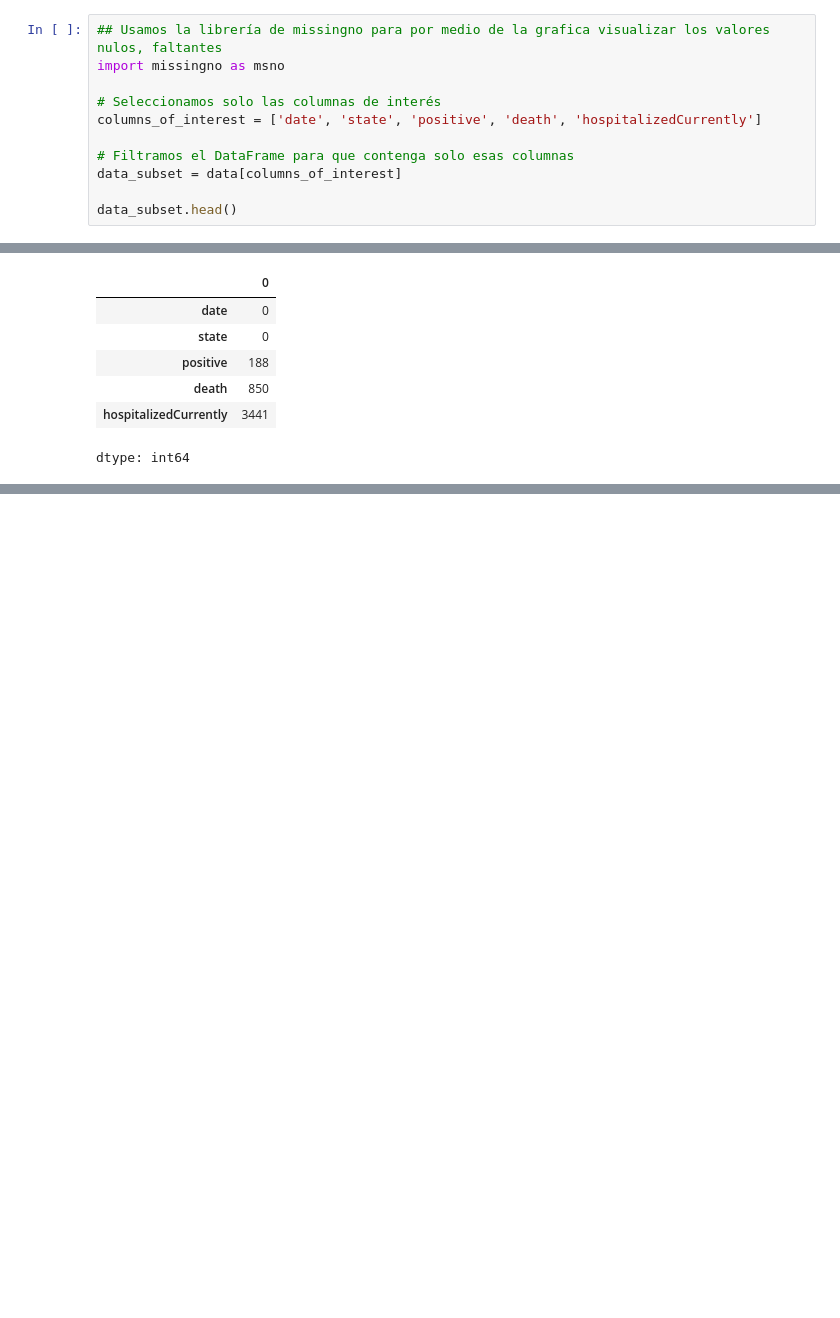
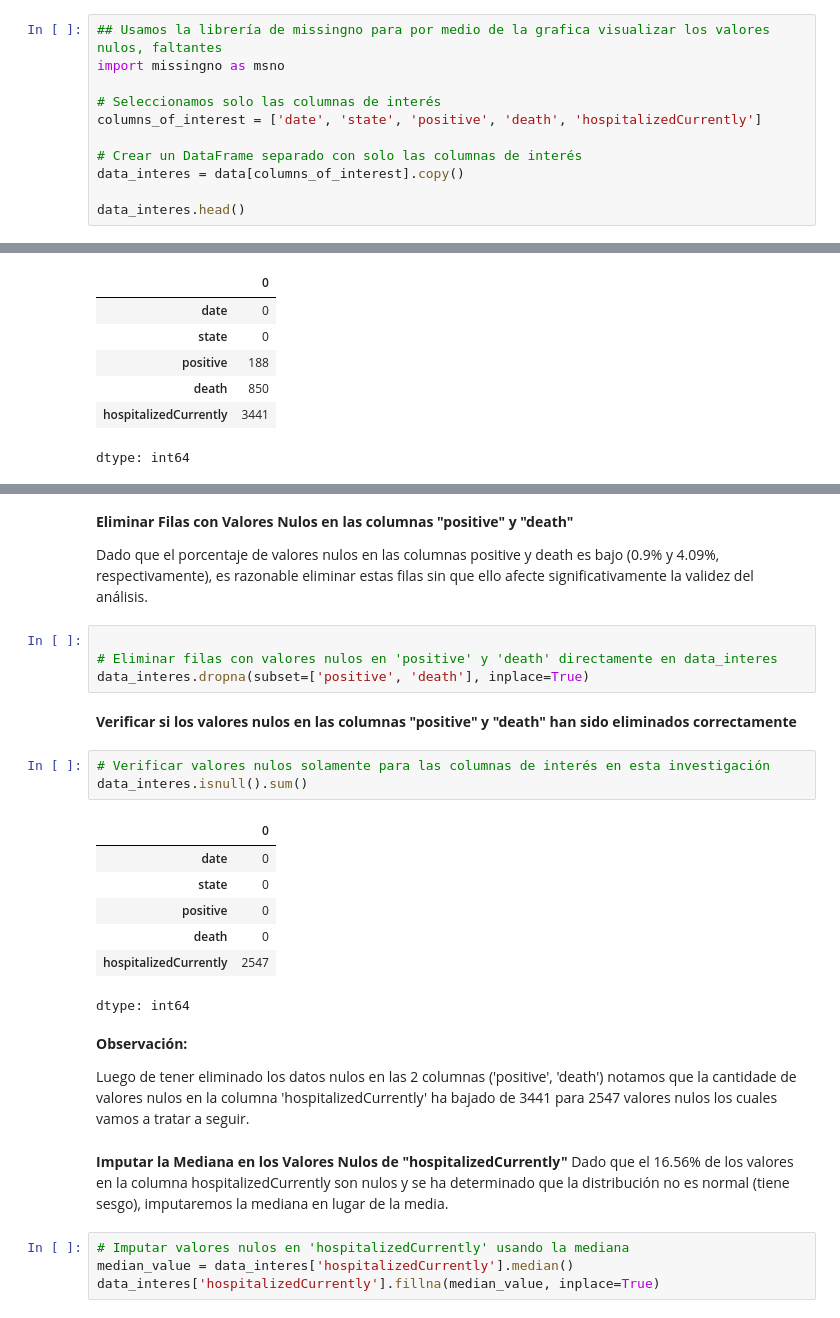
Before and after one commit to AI-School-F5-P3/MiniDatathonF5_ErikaAlvares, a Jupyter notebook: MiniDatathonF5_ErikaAlvares.ipynb, the cells around one changed output, grey strips where cells are left out. Saved outputs shown, nothing was run; the diff lists cells and outputs as text; blank space fills up the shorter version.

```diff
--- a/MiniDatathonF5_ErikaAlvares.ipynb
+++ b/MiniDatathonF5_ErikaAlvares.ipynb
@@ -254,10 +256,10 @@ import missingno as msno
 # Seleccionamos solo las columnas de interés
 columns_of_interest = ['date', 'state', 'positive', 'death', 'hospitalizedCurrently']
 
-# Filtramos el DataFrame para que contenga solo esas columnas
-data_subset = data[columns_of_interest]
+# Crear un DataFrame separado con solo las columnas de interés
+data_interes = data[columns_of_interest].copy()
 
-data_subset.head()
+data_interes.head()
 # %% [output]
 |  | date | state | positive | death | hospitalizedCurrently |
 | 0 | 2021-03-07 | AK | 56886.0 | 305.0 | 33.0 |
@@ -433,0 +485,32 @@ Las siguientes columnas tienen más del 10% de valores faltantes y requieren imp
+# %% [markdown]
+**Eliminar Filas con Valores Nulos en las columnas "positive" y "death"**
+
+Dado que el porcentaje de valores nulos en las columnas positive y death es bajo (0.9% y 4.09%, respectivamente), es razonable eliminar estas filas sin que ello afecte significativamente la validez del análisis.
+# %%
+
+# Eliminar filas con valores nulos en 'positive' y 'death' directamente en data_interes
+data_interes.dropna(subset=['positive', 'death'], inplace=True)
+# %% [markdown]
+**Verificar si los valores nulos en las columnas "positive" y "death" han sido eliminados correctamente**
+# %%
+# Verificar valores nulos solamente para las columnas de interés en esta investigación
+data_interes.isnull().sum()
+# %% [output]
+|  | 0 |
+| date | 0 |
+| state | 0 |
+| positive | 0 |
+| death | 0 |
+| hospitalizedCurrently | 2547 |
+dtype: int64
+# %% [markdown]
+**Observación:**
+
+Luego de tener eliminado los datos nulos en las 2 columnas ('positive', 'death') notamos que la cantidade de valores nulos en la columna 'hospitalizedCurrently' ha bajado de 3441 para 2547 valores nulos los cuales vamos a tratar a seguir.
+# %% [markdown]
+**Imputar la Mediana en los Valores Nulos de "hospitalizedCurrently"**
+Dado que el 16.56% de los valores en la columna hospitalizedCurrently son nulos y se ha determinado que la distribución no es normal (tiene sesgo), imputaremos la mediana en lugar de la media.
+# %%
+# Imputar valores nulos en 'hospitalizedCurrently' usando la mediana
+median_value = data_interes['hospitalizedCurrently'].median()
+data_interes['hospitalizedCurrently'].fillna(median_value, inplace=True)
```
Also changed, not shown: parts of 21 cells of this notebook.
